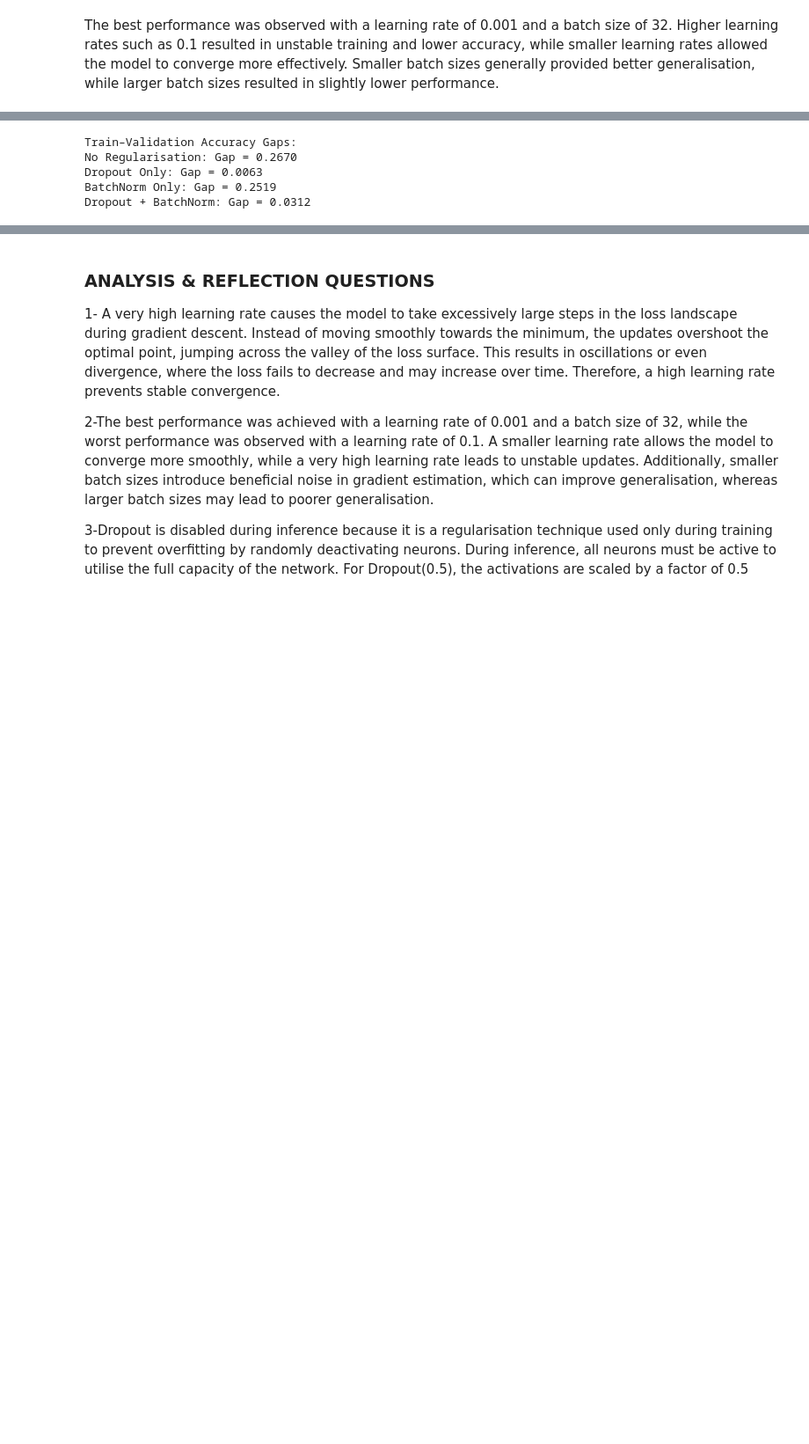
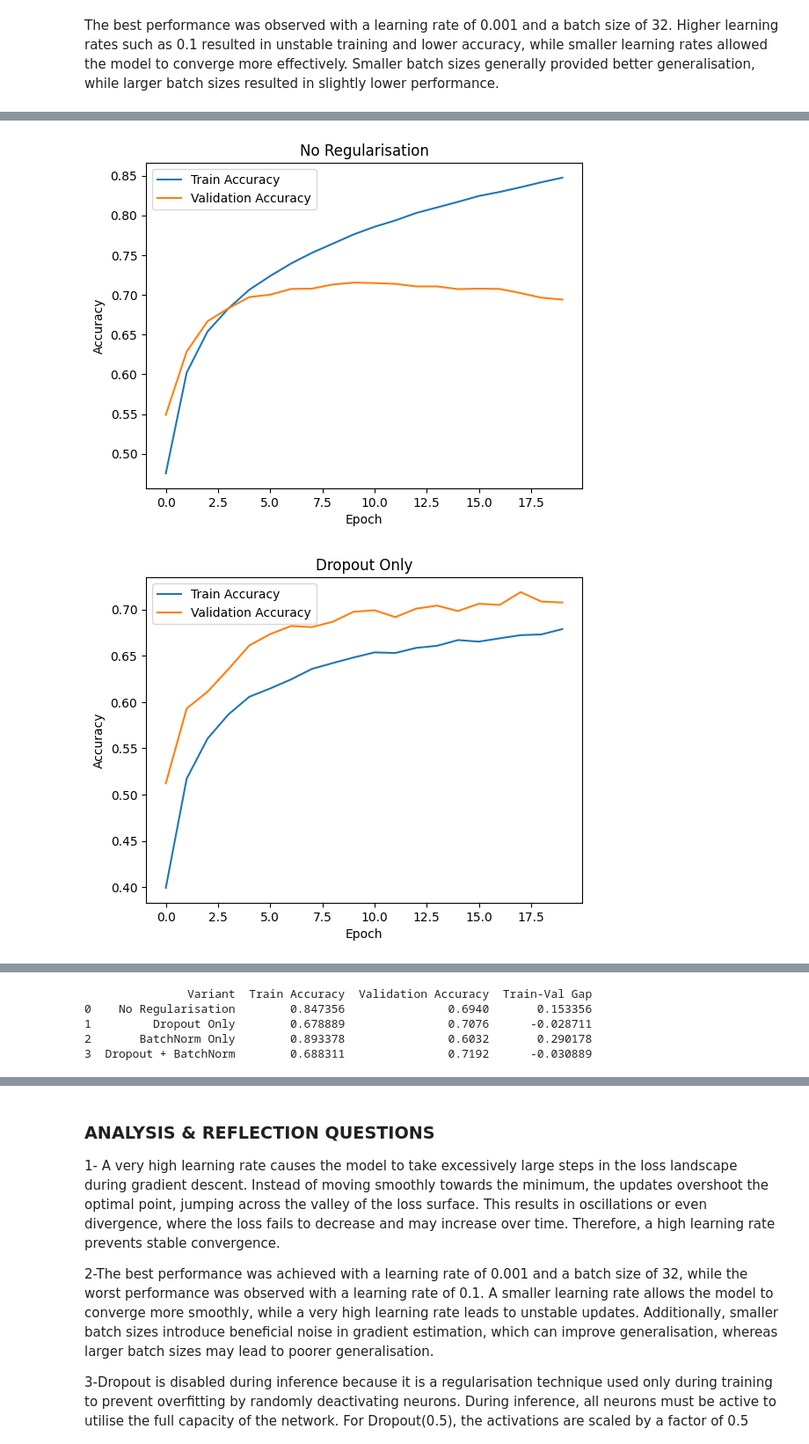
Before and after one commit to Aditya-Developer911a2/CNN-Lab-RGIPT, a Jupyter notebook: 24it3003_AdityaKumarSingh_CNN_Lab .ipynb, the cells around one changed output, grey strips where cells are left out. Shown at 88% size. Saved outputs shown, nothing was run; the diff lists cells and outputs as text; code cells hidden in the pictures; blank space fills up the shorter version.

```diff
--- a/24it3003_AdityaKumarSingh_CNN_Lab .ipynb
+++ b/24it3003_AdityaKumarSingh_CNN_Lab .ipynb
@@ -764,20 +762,21 @@ def build_base_model(use_dropout=False, use_bn=False):
 
     return model
 # %%
-histories = {}
 
-configs = {
+variants = {
     "No Regularisation": (False, False),
     "Dropout Only": (True, False),
     "BatchNorm Only": (False, True),
     "Dropout + BatchNorm": (True, True)
 }
 
-for name, (use_dropout, use_bn) in configs.items():
+results = []
+histories = {}
 
+for name, (do, bn) in variants.items():
     print(f"\nTraining: {name}")
 
-    model = build_base_model(use_dropout, use_bn)
+    model = build_model(dropout=do, batchnorm=bn)
 
     model.compile(
         optimizer='adam',
@@ -790,9 +789,20 @@ for name, (use_dropout, use_bn) in configs.items():
         epochs=20,
         batch_size=64,
         validation_split=0.1,
-        verbose=0
+        verbose=1
     )
 
     histories[name] = history
+
+    train_acc = history.history['accuracy'][-1]
+    val_acc = history.history['val_accuracy'][-1]
+    gap = train_acc - val_acc
+
+    results.append({
+        "Variant": name,
+        "Train Accuracy": train_acc,
+        "Validation Accuracy": val_acc,
+        "Train-Val Gap": gap
+    })
 # %% [output]
 Training: No Regularisation
@@ -805,16 +824,0 @@ Training: Dropout + BatchNorm
-# %%
-print("\nTrain–Validation Accuracy Gaps:")
-
-for name, history in histories.items():
-    train_acc = history.history['accuracy'][-1]
-    val_acc = history.history['val_accuracy'][-1]
-
-    gap = train_acc - val_acc
-
-    print(f"{name}: Gap = {gap:.4f}")
-# %% [output]
-Train–Validation Accuracy Gaps:
-No Regularisation: Gap = 0.2670
-Dropout Only: Gap = 0.0063
-BatchNorm Only: Gap = 0.2519
-Dropout + BatchNorm: Gap = 0.0312
@@ -824,0 +825,19 @@ model = build_base_model(use_dropout=True, use_bn=True)
+# %%
+for name, history in histories.items():
+    plt.figure()
+
+    plt.plot(history.history['accuracy'], label='Train Accuracy')
+    plt.plot(history.history['val_accuracy'], label='Validation Accuracy')
+
+    plt.title(name)
+    plt.xlabel("Epoch")
+    plt.ylabel("Accuracy")
+    plt.legend()
+
+    filename = name.replace(" ", "_").lower() + ".png"
+    plt.savefig(filename)
+
+    plt.show()
+# %% [output]
+[figure, added]
+[figure, added]
@@ -824,0 +846,11 @@ model = build_base_model(use_dropout=True, use_bn=True)
+# %%
+import pandas as pd
+
+df = pd.DataFrame(results)
+print(df)
+# %% [output]
+               Variant  Train Accuracy  Validation Accuracy  Train-Val Gap
+0    No Regularisation        0.847356               0.6940       0.153356
+1         Dropout Only        0.678889               0.7076      -0.028711
+2       BatchNorm Only        0.893378               0.6032       0.290178
+3  Dropout + BatchNorm        0.688311               0.7192      -0.030889
```
Also changed, not shown: parts of 59 cells of this notebook.
